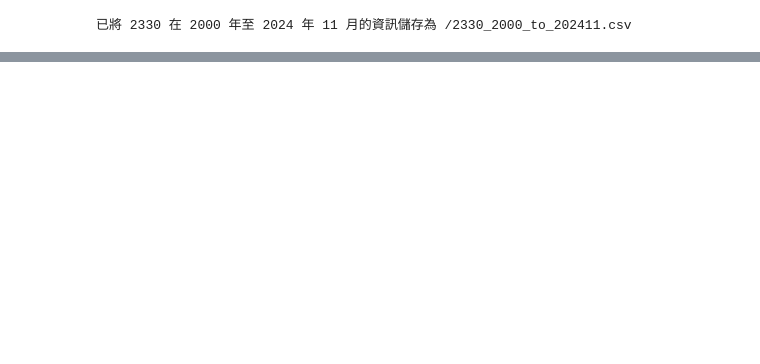
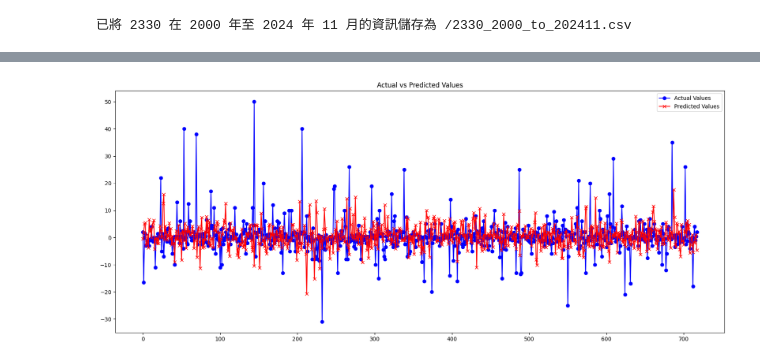
Before and after one commit to TsukiSama9292/113-1_BigData_HW_2, a Jupyter notebook: ANNs/ANNs.ipynb, the cells around one changed output, grey strips where cells are left out. Cells and saved outputs as stored; diff of their text form; code cells hidden in the pictures; blank space fills up the shorter version.

```diff
--- a/ANNs/ANNs.ipynb
+++ b/ANNs/ANNs.ipynb
@@ -98,0 +205,98 @@ import pickle
+# %%
+
+class Stock_ANNs(nn.Module):
+    def __init__(self, input_dim, hidden_dim, num_layers, output_dim, dropout):
+        super(Stock_ANNs, self).__init__()
+        self.hidden_dim = hidden_dim
+        self.num_layers = num_layers
+        self.relu = nn.Linear(input_dim, hidden_dim)
+        self.lstm = nn.LSTM(hidden_dim, hidden_dim, num_layers, batch_first=True, dropout=dropout)
+        self.output = nn.Linear(hidden_dim, output_dim)  # output_dim 改為 1
+
+    def forward(self, x):
+        x = F.relu(self.relu(x))  # ReLU
+        h0 = torch.zeros(self.num_layers, x.size(0), self.hidden_dim).requires_grad_().to(device)
+        c0 = torch.zeros(self.num_layers, x.size(0), self.hidden_dim).requires_grad_().to(device)
+        out, (hn, cn) = self.lstm(x.to(device), (h0.detach(), c0.detach()))
+        out = self.output(out[:, -1, :])
+        return out.to(device)
+
+# 設定模型各層維度
+input_dim = X_train.shape[2]  # 輸入
+hidden_dim = 200  # 隱藏層維度
+num_layers = 2  # LSTM 層數
+output_dim = 1  # 輸出改為 1，因為是回歸任務
+dropout = 0.001  # 防止過擬合
+
+# 訓練參數設置
+epochs = 150  # 訓練次數
+initial_lr = 5e-4  # 初始學習率
+batch_size = 64  # 批次大小
+criterion = nn.MSELoss()  # 損失函數改為均方誤差
+
+# 模型建立並移動到 device (CPU 或 GPU)
+model = Stock_ANNs(input_dim=input_dim, hidden_dim=hidden_dim, num_layers=num_layers, output_dim=output_dim, dropout=dropout).to(device)
+optimizer = torch.optim.Adam(model.parameters(), lr=initial_lr)  # 優化器
+scheduler = lr_scheduler.StepLR(optimizer, step_size=10, gamma=0.975)  # 調節學習率工具
+
+# 訓練模型
+print("\n*****Training Status*****")
+train_start = time.time()
+for epoch in range(1, epochs + 1):
+    model.train()  # 將模型設置為訓練模式
+    total_loss = 0  # 紀錄 LOSS
+    start_time = time.time()  # 記錄當前epoch的開始時間
+    for i in range(0, len(X_train_tensor), batch_size):
+        batch_X = X_train_tensor[i:i + batch_size]  # 從訓練集中取出一個批次的特徵數據
+        batch_y = y_train_tensor[i:i + batch_size]  # 從訓練集中取出一個批次的目標數據
+        outputs = model(batch_X)  # 獲取模型的預測結果
+        loss = criterion(outputs, batch_y.unsqueeze(1))  # 計算模型的損失，目標數據需要改為 (batch_size, 1)
+        optimizer.zero_grad()  # 梯度反向傳播和參數更新
+        loss.backward()
+        optimizer.step()
+        total_loss += loss.item()
+
+    # 每十次輸出訓練狀態
+    if epoch % 10 == 0:
+        print('| epoch {:3d} | lr {:02.10f} | {:5.2f} ms | loss {:5.7f}'.format(
+            epoch, scheduler.get_last_lr()[0], (time.time() - start_time) * 1000, total_loss))
+    scheduler.step()  # 每個epoch結束後調整學習率(記數)
+
+train_times = time.time() - train_start  # 計算整個訓練過程的總執行時間
+print(f"Training cost: {train_times:.2f} seconds")  # 打印整個訓練過程的執行時間
+
+# 評估模型
+print("\n*****Eval Status*****")
+model.eval()
+test_outputs = model(X_test_tensor)
+
+predicted = test_outputs.detach().cpu().numpy()
+actual = y_test_tensor.detach().cpu().numpy()
+
+# 評估指標
+mae = np.mean(np.abs(predicted - actual))  # 平均絕對誤差
+mse = np.mean((predicted - actual) ** 2)  # 均方誤差
+rmse = np.sqrt(mse)  # 均方根誤差
+r2 = 1 - (np.sum((predicted - actual) ** 2) / np.sum((actual - np.mean(actual)) ** 2))  # R平方
+
+print(f"MAE: {mae}")
+print(f"MSE: {mse}")
+print(f"RMSE: {rmse}")
+print(f"R-Squared: {r2}")
+
+# 預測結果與實際結果的折線圖
+plt.figure(figsize=(20, 8))
+plt.plot(range(len(actual)), actual, color='blue', label='Actual Values', marker='o')
+plt.plot(range(len(predicted)), predicted, color='red', label='Predicted Values', marker='x')
+plt.title('Actual vs Predicted Values')
+plt.legend()
+plt.show()
+
+# 最後50筆資料的折線圖
+plt.figure(figsize=(20, 8))
+plt.plot(range(len(actual[-50:])), actual[-50:], color='blue', label='Actual Values (Last 50)', marker='o')
+plt.plot(range(len(predicted[-50:])), predicted[-50:], color='red', label='Predicted Values (Last 50)', marker='x')
+plt.title('Actual vs Predicted Values (Last 50 Data Points)')
+plt.legend()
+plt.show()
+# %% [output]
@@ -98,0 +320 @@ import pickle
+[figure, added]
```
Also changed, not shown: parts of 22 cells of this notebook.
